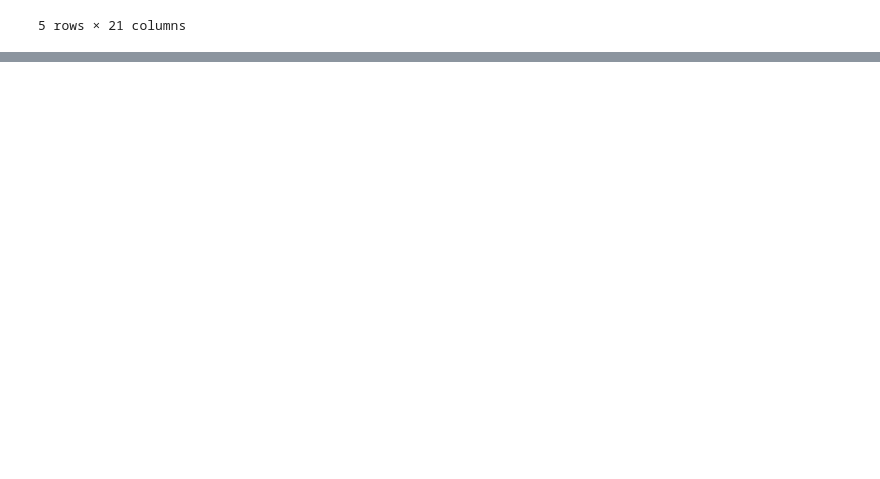
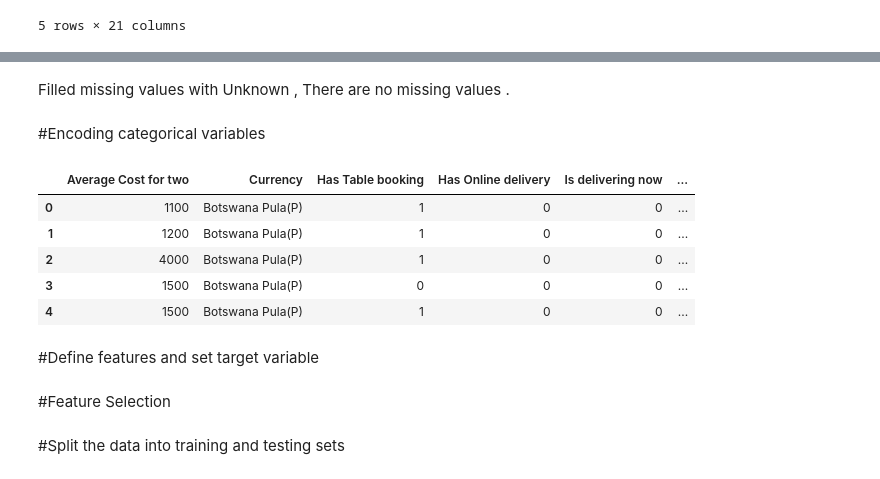
Before and after one commit to JohnMakgakgaDS/ML-intern-Cognifyz, a Jupyter notebook: mltask1.ipynb, the cells around one changed output, grey strips where cells are left out. Drawn from its saved outputs; the diff is of its cells as text; code cells hidden in the pictures; blank space fills up the shorter version.

```diff
--- a/mltask1.ipynb
+++ b/mltask1.ipynb
@@ -26,0 +81,3 @@ df.head()
+# %%
+ #Fill missing values with a placeholder
+df['Cuisines'].fillna('Unknown', inplace=True)
@@ -26,0 +113,23 @@ df.head()
+# %% [markdown]
+Filled missing values with Unknown , There are no missing values .
+# %% [markdown]
+#Encoding categorical variables
+# %%
+df['Has Table booking'] = df['Has Table booking'].replace({'Yes': 1, 'No': 0})
+df['Has Online delivery'] = df['Has Online delivery'].replace({'Yes': 1, 'No': 0})
+df['Is delivering now'] = df['Is delivering now'].replace({'Yes': 1, 'No': 0})
+df['Switch to order menu'] = df['Switch to order menu'].replace({'Yes': 1, 'No': 0})
+df['Rating text'] = df['Rating text'].replace({'Poor': 0, 'Not rated': 1,'Average':2,'Good':3,'Very Good':4,'Excellent':5 })
+df['Rating color'] = df['Rating color'].replace({'Red': 0, 'White': 1,'Orange':2,'Yellow':3,'Green':4,'Dark Green':5 })
+# %%
+#Validation
+df.iloc[0:5,10:21]
+# %% [output]
+|  | Average Cost for two | Currency | Has Table booking | Has Online delivery | Is delivering now | ... |
+| 0 | 1100 | Botswana Pula(P) | 1 | 0 | 0 | ... |
+| 1 | 1200 | Botswana Pula(P) | 1 | 0 | 0 | ... |
+| 2 | 4000 | Botswana Pula(P) | 1 | 0 | 0 | ... |
+| 3 | 1500 | Botswana Pula(P) | 0 | 0 | 0 | ... |
+| 4 | 1500 | Botswana Pula(P) | 1 | 0 | 0 | ... |
+# %% [markdown]
+#Define features and set target variable
@@ -26,0 +139,2 @@ df.head()
+# %% [markdown]
+#Feature Selection
@@ -26,0 +144,2 @@ df.head()
+# %% [markdown]
+#Split the data into training and testing sets
```
Also changed, not shown: parts of 28 cells of this notebook.
